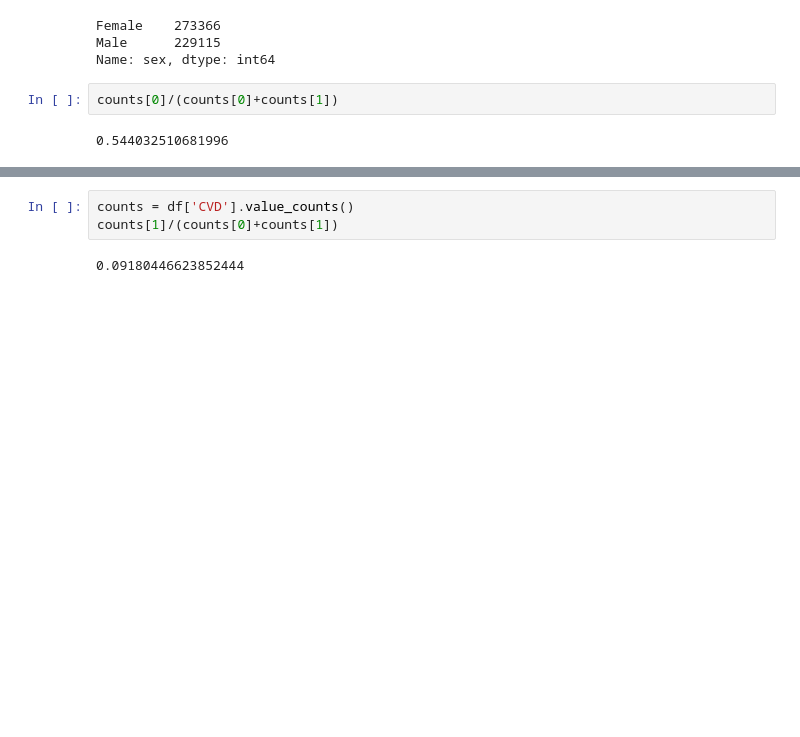
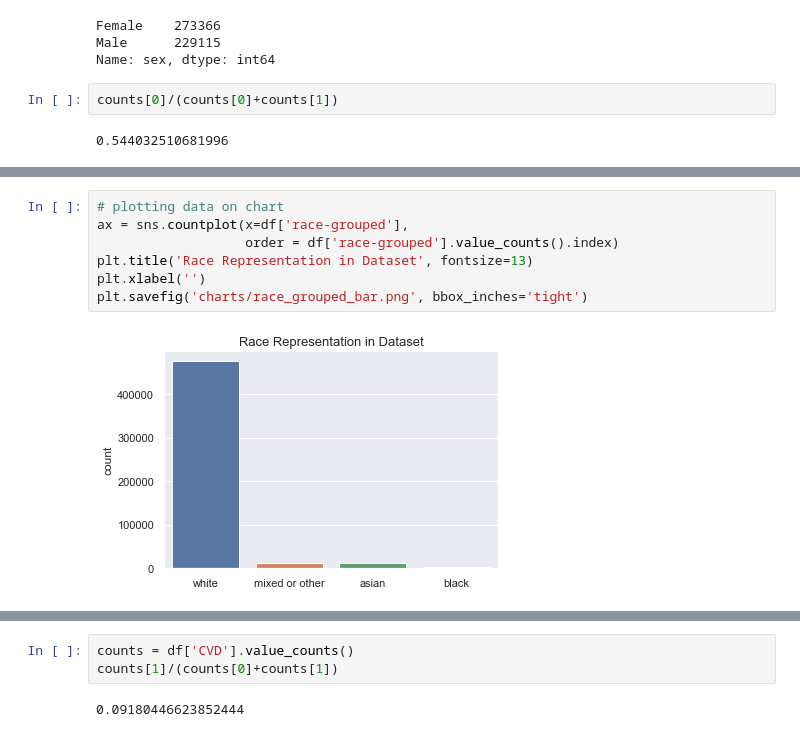
Before and after one commit to analiseb/UB-Masters-Thesis, a Jupyter notebook: PRE_eda.ipynb, the cells around one changed output, grey strips where cells are left out. Cells and saved outputs as stored; diff of their text form; blank space fills up the shorter version.

```diff
--- a/PRE_eda.ipynb
+++ b/PRE_eda.ipynb
@@ -515,0 +541,9 @@ plt.savefig('charts/EDA/race_pie_full.png', bbox_inches='tight')
+# %%
+# plotting data on chart
+ax = sns.countplot(x=df['race-grouped'],
+                   order = df['race-grouped'].value_counts().index)
+plt.title('Race Representation in Dataset', fontsize=13)
+plt.xlabel('')
+plt.savefig('charts/race_grouped_bar.png', bbox_inches='tight')
+# %% [output]
+[figure, added]
```
Also changed, not shown: parts of 6 cells of this notebook, 14 other files.
